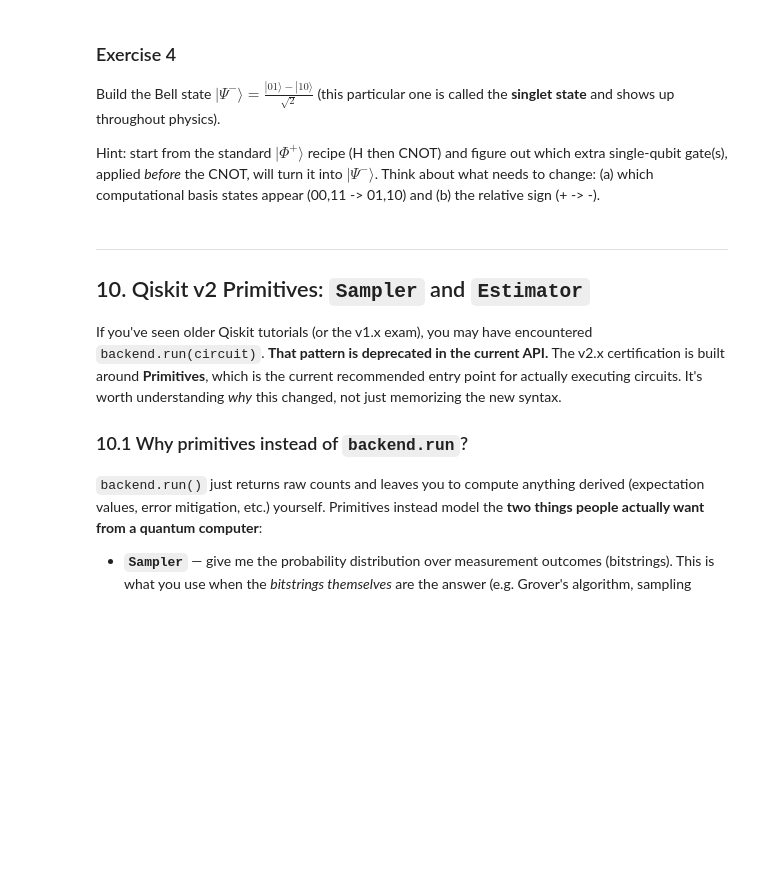
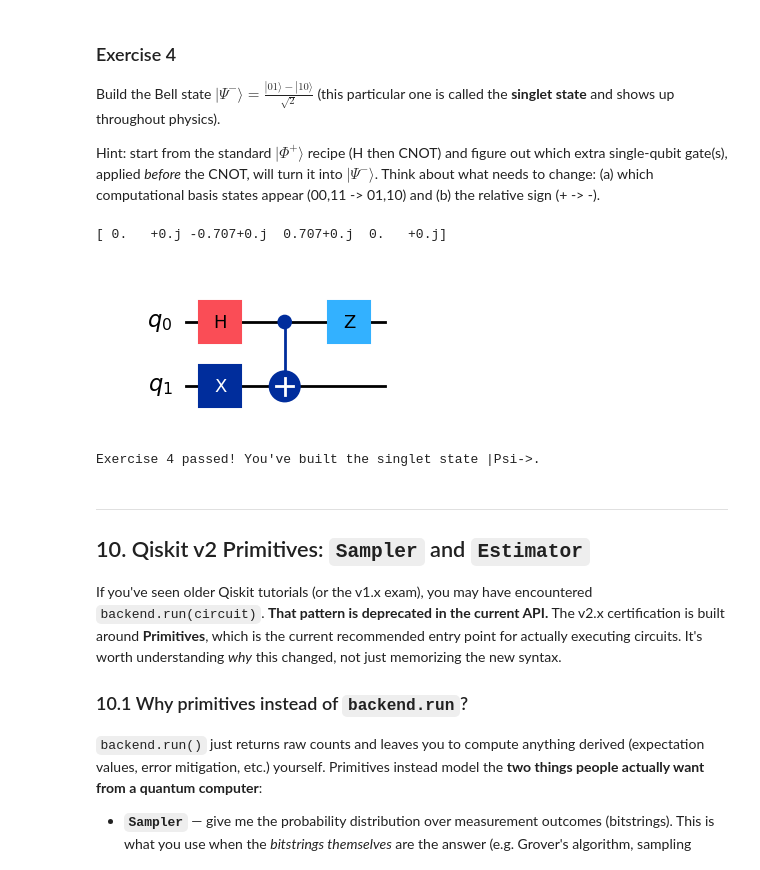
Before and after one commit to Pushkar0997/Qiskit_cert_prep, a Jupyter notebook: qiskit_basics_deep_dive.ipynb, the cells around one changed output. Drawn from its saved outputs; the diff is of its cells as text; code cells hidden in the pictures; blank space fills up the shorter version.

```diff
--- a/qiskit_basics_deep_dive.ipynb
+++ b/qiskit_basics_deep_dive.ipynb
@@ -485,12 +608,22 @@ Hint: start from the standard $|\Phi^+\rangle$ recipe (H then CNOT) and figure o
 # %%
 def build_exercise_4_circuit():
     # TODO: build a 2-qubit circuit (no measurement) producing (|01> - |10>)/sqrt(2)
-    raise NotImplementedError("Replace this with your circuit")
+    #raise NotImplementedError("Replace this with your circuit")
+    qc4= QuantumCircuit(2)
+    qc4.x(1)  # flip qubit 1 to |1>
+    qc4.h(0)  # put qubit 0 into superposition
+    qc4.cx(0, 1)  # entangle qubit 0 and qubit 1
+    qc4.z(0)  # apply Z to qubit 0 to introduce the negative sign
+    return qc4
+
 
 exercise_4_circuit = build_exercise_4_circuit()
 sv = Statevector(exercise_4_circuit)
 print(sv.data.round(3))
 exercise_4_circuit.draw(output="mpl")
+# %% [output]
+[ 0.   +0.j -0.707+0.j  0.707+0.j  0.   +0.j]
+[figure, added]
 # %%
 # --- Check your answer ---
 def check_exercise_4(qc):
@@ -502,6 +635,8 @@ def check_exercise_4(qc):
     print("Exercise 4 passed! You've built the singlet state |Psi->.")
 
 check_exercise_4(exercise_4_circuit)
+# %% [output]
+Exercise 4 passed! You've built the singlet state |Psi->.
 # %% [markdown]
 ---
 ## 10. Qiskit v2 Primitives: `Sampler` and `Estimator`
```
Also changed, not shown: parts of 34 cells of this notebook, 3 other files.
